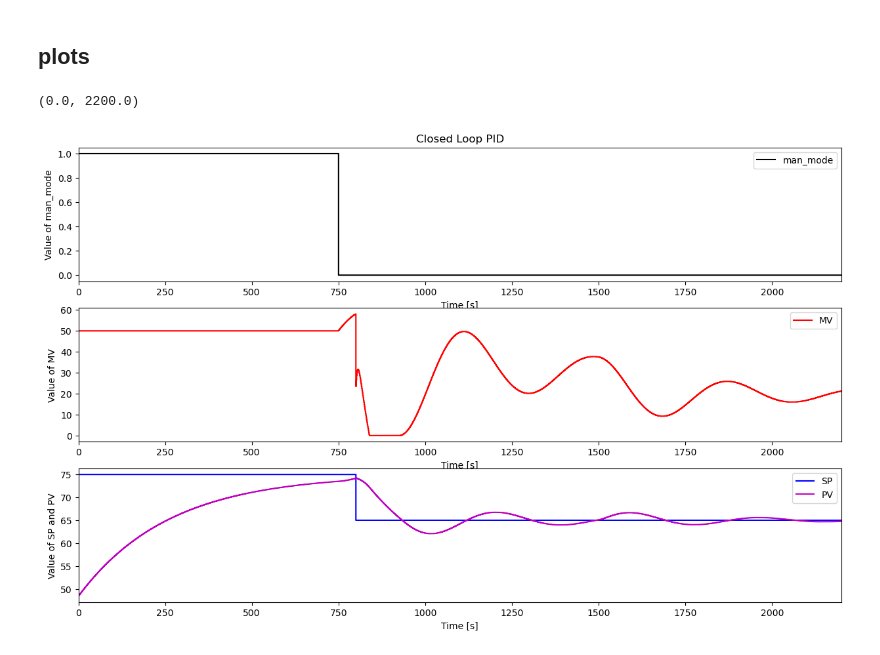
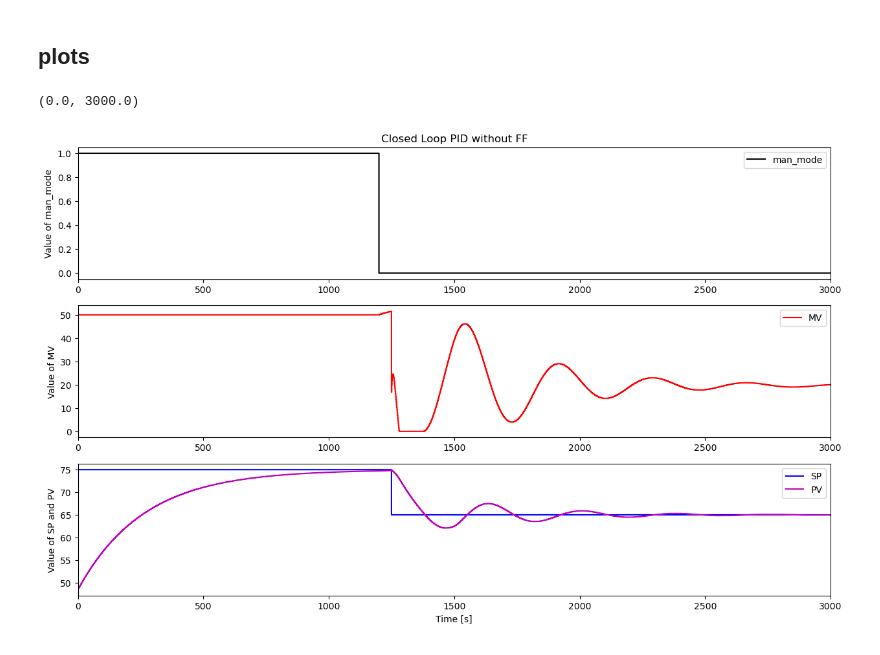
Before and after one commit to EliottNys/Control_Theory, a Jupyter notebook: Simulation CLP PID FF.ipynb, the cells around one changed output. Cells and saved outputs as stored; diff of their text form; code cells hidden in the pictures.

```diff
--- a/Simulation CLP PID FF.ipynb
+++ b/Simulation CLP PID FF.ipynb
@@ -16,7 +16,7 @@ package_LAB = reload(package_LAB)
 # %% [markdown]
 ## Simulation parameters
 # %%
-TSim = 2200
+TSim = 3000
 Ts = 1
 N = int(TSim/Ts) + 1
 
@@ -38,7 +38,7 @@ T2d = 10.615160143180168
 thetad = 1.1476745182375387
 
 # PID parameters
-gamma = 0.4
+gamma = 0.5
 Kc, Ti, Td = IMC_Tuning(Kp,T1p,T2p,gamma)
 print(Kc)
 
@@ -51,9 +51,9 @@ MVmax = 100
 ## Simulation scenarios
 # %%
 ##### SCENARIO 1 : Closed Loop without feedforward
-man_modePath = {0: True, 750: False, TSim: False}
+man_modePath = {0: True, 1200: False, TSim: False}
 MVManPath = {0: MV0, TSim: MV0}
-SPpath = {0: PV0, 800: PV0 - 10, TSim: PV0 - 10}
+SPpath = {0: PV0, 1250: PV0 - 10, TSim: PV0 - 10}
 DVPath = {0: DV0, 1500: DV0+10, TSim: DV0 + 10}
 FF_Active = False
 # %% [markdown]
@@ -121,28 +121,26 @@ for i in range(0,N):
 # %%
 plt.figure(figsize = (15,9))
 
 plt.subplot(3,1,1)
-plt.title('Closed Loop PID')
+plt.title('Closed Loop PID without FF')
 plt.step(t,man_mode,'black',label='man_mode',where='post')
 plt.ylabel('Value of man_mode')
-plt.xlabel('Time [s]')
 plt.legend(loc='best')
 plt.xlim([0, TSim])
 
 plt.subplot(3,1,2)
 plt.step(t,MV,'red',label='MV',where='post')
 plt.ylabel('Value of MV')
-plt.xlabel('Time [s]')
 plt.legend(loc='best')
 plt.xlim([0, TSim])
 
 plt.subplot(3,1,3)
 plt.step(t,SP,'b-',label='SP',where='post')
 plt.step(t,PV,'m-',label='PV',where='post')
 plt.ylabel('Value of SP and PV')
 plt.xlabel('Time [s]')
 plt.legend(loc='best')
 plt.xlim([0, TSim])
 # %% [output]
-(0.0, 2200.0)
+(0.0, 3000.0)
-[figure, old version]
+[figure, new version]
```
